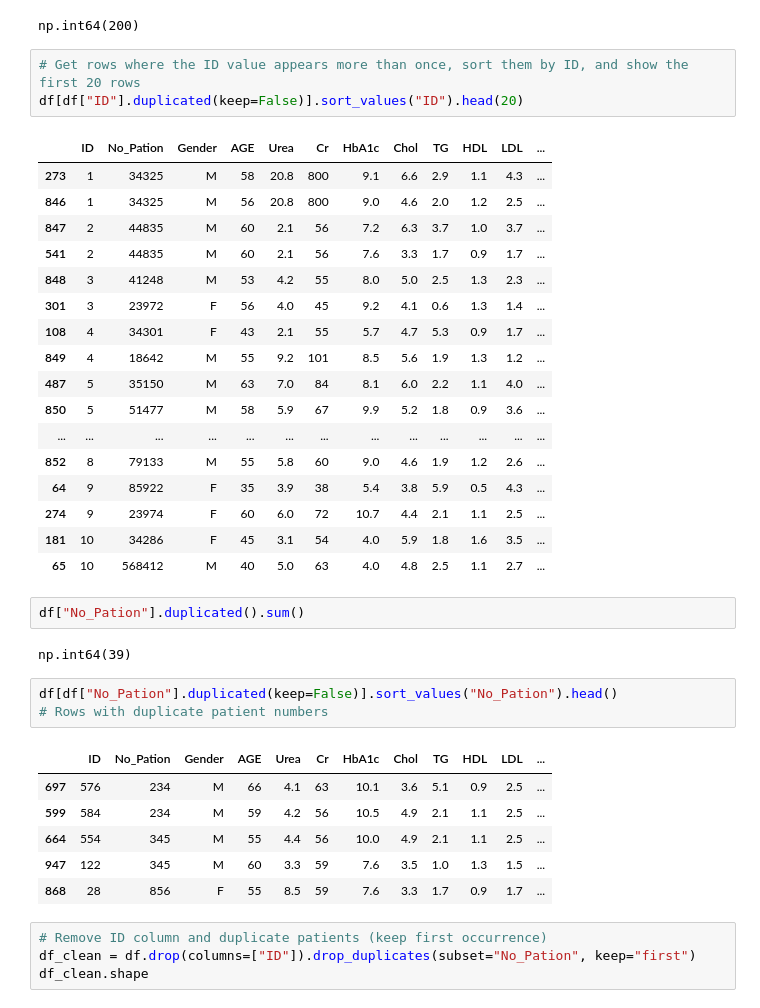
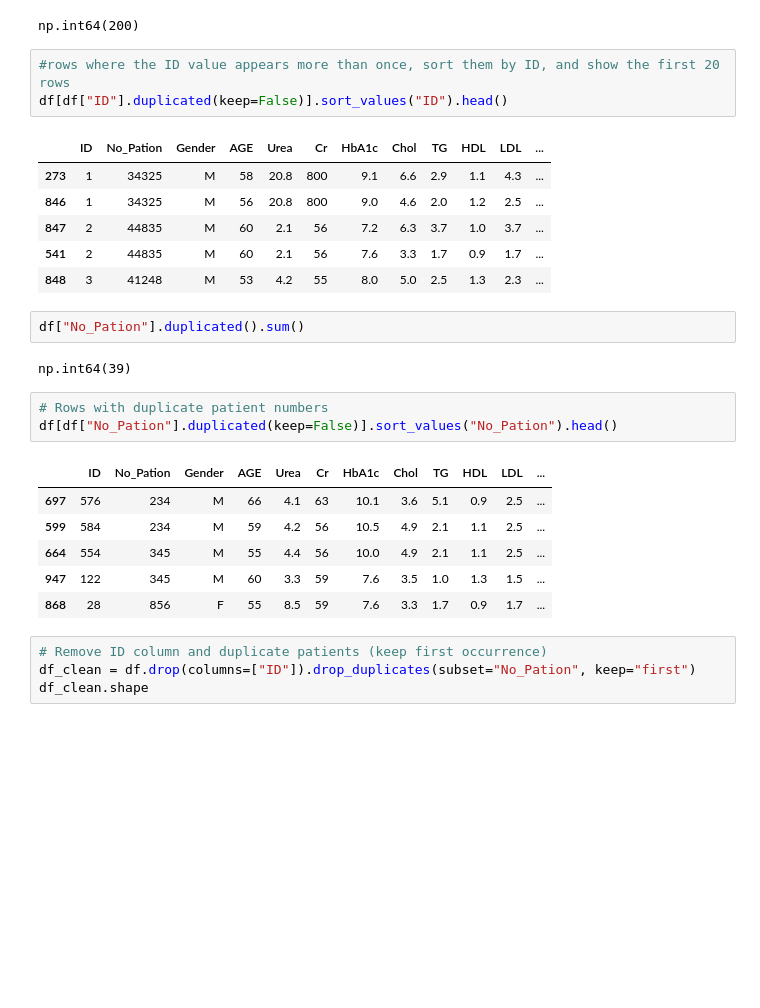
Before and after one commit to samirdahal888/Diabetes_Classification, a Jupyter notebook: notebooks/eda/eda.ipynb, the cells around one changed output. Saved outputs shown, nothing was run; the diff lists cells and outputs as text; blank space fills up the shorter version.

```diff
--- a/notebooks/eda/eda.ipynb
+++ b/notebooks/eda/eda.ipynb
@@ -96,33 +96,22 @@ df["ID"].duplicated().sum()
 # %% [output]
 np.int64(200)
 # %%
-# Get rows where the ID value appears more than once, sort them by ID, and show the first 20 rows
-df[df["ID"].duplicated(keep=False)].sort_values("ID").head(20)
+#rows where the ID value appears more than once, sort them by ID, and show the first 20 rows
+df[df["ID"].duplicated(keep=False)].sort_values("ID").head()
 # %% [output]
 |  | ID | No_Pation | Gender | AGE | Urea | Cr | HbA1c | Chol | TG | HDL | LDL | ... |
 | 273 | 1 | 34325 | M | 58 | 20.8 | 800 | 9.1 | 6.6 | 2.9 | 1.1 | 4.3 | ... |
 | 846 | 1 | 34325 | M | 56 | 20.8 | 800 | 9.0 | 4.6 | 2.0 | 1.2 | 2.5 | ... |
 | 847 | 2 | 44835 | M | 60 | 2.1 | 56 | 7.2 | 6.3 | 3.7 | 1.0 | 3.7 | ... |
 | 541 | 2 | 44835 | M | 60 | 2.1 | 56 | 7.6 | 3.3 | 1.7 | 0.9 | 1.7 | ... |
 | 848 | 3 | 41248 | M | 53 | 4.2 | 55 | 8.0 | 5.0 | 2.5 | 1.3 | 2.3 | ... |
-| 301 | 3 | 23972 | F | 56 | 4.0 | 45 | 9.2 | 4.1 | 0.6 | 1.3 | 1.4 | ... |
-| 108 | 4 | 34301 | F | 43 | 2.1 | 55 | 5.7 | 4.7 | 5.3 | 0.9 | 1.7 | ... |
-| 849 | 4 | 18642 | M | 55 | 9.2 | 101 | 8.5 | 5.6 | 1.9 | 1.3 | 1.2 | ... |
-| 487 | 5 | 35150 | M | 63 | 7.0 | 84 | 8.1 | 6.0 | 2.2 | 1.1 | 4.0 | ... |
-| 850 | 5 | 51477 | M | 58 | 5.9 | 67 | 9.9 | 5.2 | 1.8 | 0.9 | 3.6 | ... |
-| ... | ... | ... | ... | ... | ... | ... | ... | ... | ... | ... | ... | ... |
-| 852 | 8 | 79133 | M | 55 | 5.8 | 60 | 9.0 | 4.6 | 1.9 | 1.2 | 2.6 | ... |
-| 64 | 9 | 85922 | F | 35 | 3.9 | 38 | 5.4 | 3.8 | 5.9 | 0.5 | 4.3 | ... |
-| 274 | 9 | 23974 | F | 60 | 6.0 | 72 | 10.7 | 4.4 | 2.1 | 1.1 | 2.5 | ... |
-| 181 | 10 | 34286 | F | 45 | 3.1 | 54 | 4.0 | 5.9 | 1.8 | 1.6 | 3.5 | ... |
-| 65 | 10 | 568412 | M | 40 | 5.0 | 63 | 4.0 | 4.8 | 2.5 | 1.1 | 2.7 | ... |
 # %%
 df["No_Pation"].duplicated().sum()
 # %% [output]
 np.int64(39)
 # %%
+# Rows with duplicate patient numbers
 df[df["No_Pation"].duplicated(keep=False)].sort_values("No_Pation").head()
-# Rows with duplicate patient numbers
 # %% [output]
 |  | ID | No_Pation | Gender | AGE | Urea | Cr | HbA1c | Chol | TG | HDL | LDL | ... |
 | 697 | 576 | 234 | M | 66 | 4.1 | 63 | 10.1 | 3.6 | 5.1 | 0.9 | 2.5 | ... |
```
Also changed, not shown: parts of 3 cells of this notebook.
